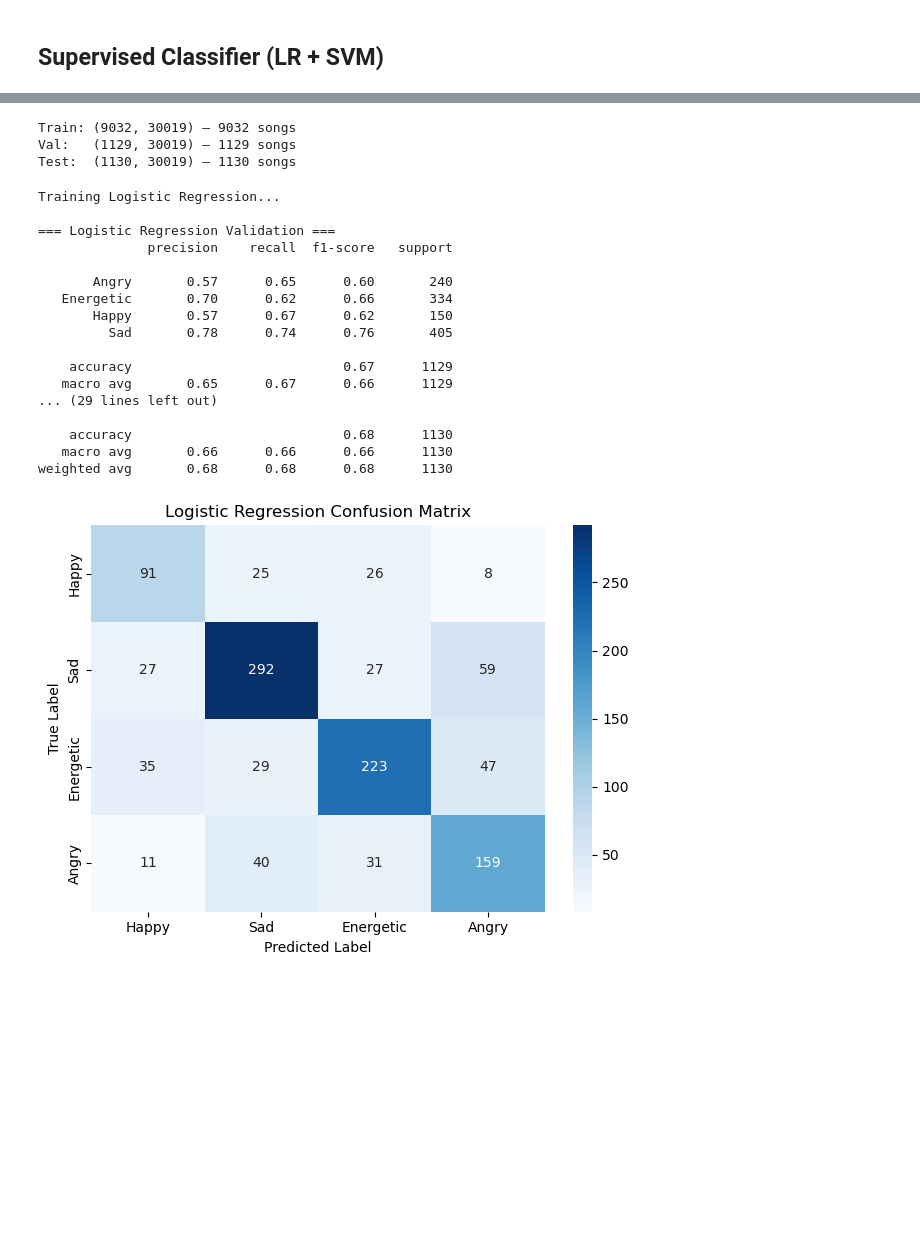
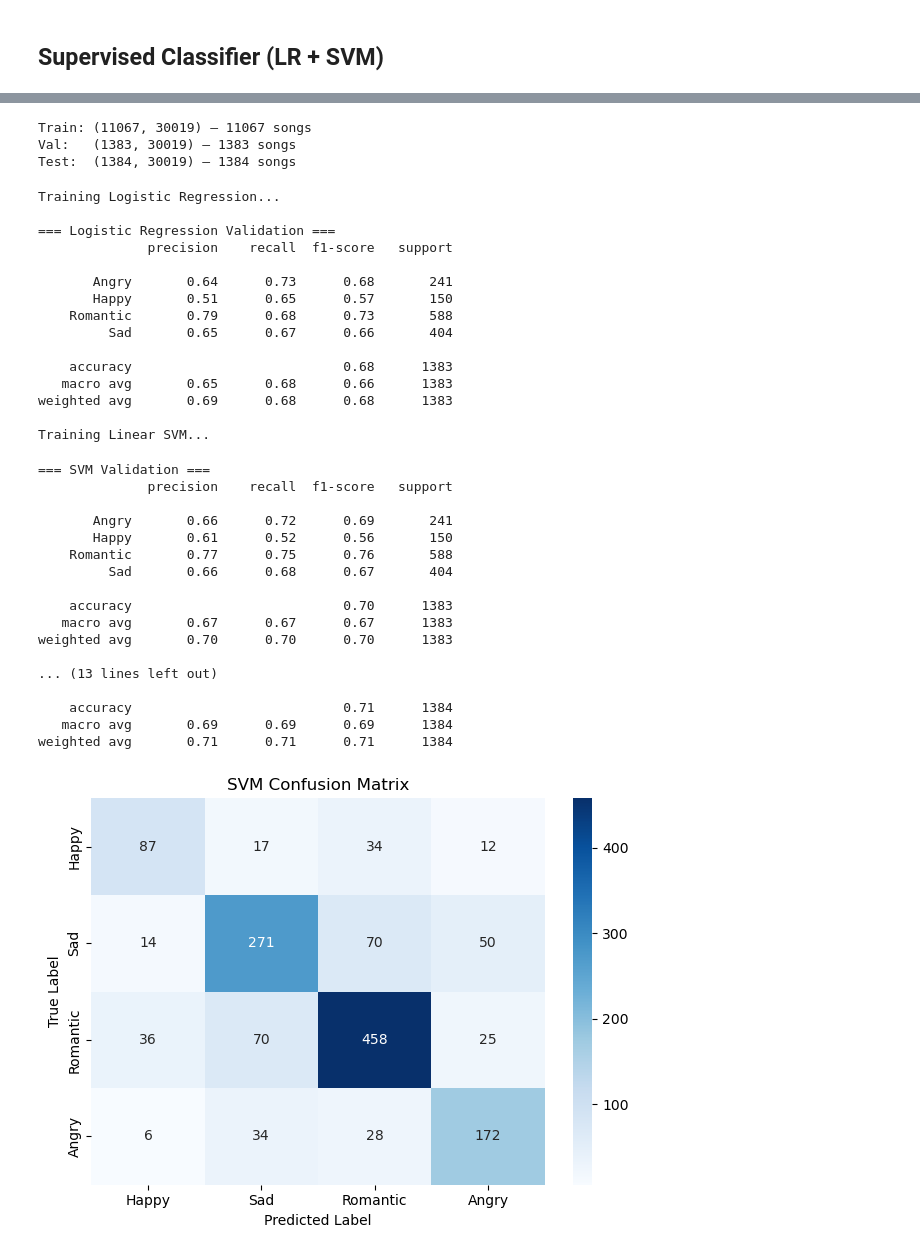
Before and after one commit to agrwlishita21-gif/TextMining, a Jupyter notebook: FinalSentimentAnalysis.ipynb, the cells around one changed output, grey strips where cells are left out. Saved outputs shown, nothing was run; the diff lists cells and outputs as text; code cells hidden in the pictures; blank space fills up the shorter version.

```diff
--- a/FinalSentimentAnalysis.ipynb
+++ b/FinalSentimentAnalysis.ipynb
@@ -883,12 +1092,13 @@ Name: count, dtype: int64
 # %%
 # Load from saved checkpoints
 import pandas as pd
+import scipy.sparse as sp
 songs_df = pd.read_csv("songs_ready_for_classifier.csv")
 X_combined = sp.load_npz("X_combined.npz")
 
 labeled_df = pd.read_csv("llm_annotated_8500.csv")
 # Drop invalid labels
-labeled_df = labeled_df[labeled_df['emotion_label'].isin(['Happy', 'Sad', 'Angry', 'Energetic'])].copy()
+labeled_df = labeled_df[labeled_df['emotion_label'].isin(['Happy', 'Sad', 'Angry', 'Romantic'])].copy()
 
 print("Songs in full dataset:", len(songs_df))
 print("Feature matrix shape:", X_combined.shape)
@@ -949,9 +1159,9 @@ print("Train:", X_train.shape, "—", len(y_train), "songs")
 print("Val:  ", X_val.shape,   "—", len(y_val),   "songs")
 print("Test: ", X_test.shape,  "—", len(y_test),  "songs")
 # %% [output]
-Train: (9032, 30019) — 9032 songs
-Val:   (1129, 30019) — 1129 songs
-Test:  (1130, 30019) — 1130 songs
+Train: (11067, 30019) — 11067 songs
+Val:   (1383, 30019) — 1383 songs
+Test:  (1384, 30019) — 1384 songs
 # %%
 def run_classifier(X_train, X_val, X_test, y_train, y_val, y_test):
     print("Training Logistic Regression...")
@@ -975,42 +1185,57 @@ def run_classifier(X_train, X_val, X_test, y_train, y_val, y_test):
     print(f"SVM Macro F1: {svm_f1:.3f}")
 
     best_model = lr if lr_f1 > svm_f1 else svm
     best_name  = "Logistic Regression" if lr_f1 > svm_f1 else "SVM"
     print(f"\nBest model: {best_name}")
 
     test_pred = best_model.predict(X_test)
     print(f"\n=== {best_name} Final Test Results ===")
     print(classification_report(y_test, test_pred))
 
-    labels = ['Happy', 'Sad', 'Energetic', 'Angry']
+    labels = ['Happy', 'Sad', 'Romantic', 'Angry']
     cm = confusion_matrix(y_test, test_pred, labels=labels)
     sns.heatmap(cm, annot=True, fmt='d',
                 xticklabels=labels, yticklabels=labels, cmap='Blues')
     plt.title(f'{best_name} Confusion Matrix')
     plt.ylabel('True Label')
     plt.xlabel('Predicted Label')
     plt.tight_layout()
     plt.show()
 
     return best_model
 
 best_model = run_classifier(X_train, X_val, X_test, y_train, y_val, y_test)
 # %% [output]
 Training Logistic Regression...
 
 === Logistic Regression Validation ===
               precision    recall  f1-score   support
 
-       Angry       0.57      0.65      0.60       240
-   Energetic       0.70      0.62      0.66       334
-       Happy       0.57      0.67      0.62       150
-         Sad       0.78      0.74      0.76       405
+       Angry       0.64      0.73      0.68       241
+       Happy       0.51      0.65      0.57       150
+    Romantic       0.79      0.68      0.73       588
+         Sad       0.65      0.67      0.66       404
 
-    accuracy                           0.67      1129
-   macro avg       0.65      0.67      0.66      1129
-... (29 lines left out)
+    accuracy                           0.68      1383
+   macro avg       0.65      0.68      0.66      1383
+weighted avg       0.69      0.68      0.68      1383
 
-    accuracy                           0.68      1130
-   macro avg       0.66      0.66      0.66      1130
-weighted avg       0.68      0.68      0.68      1130
+Training Linear SVM...
+=== SVM Validation ===
+              precision    recall  f1-score   support
+
+       Angry       0.66      0.72      0.69       241
+       Happy       0.61      0.52      0.56       150
+    Romantic       0.77      0.75      0.76       588
+         Sad       0.66      0.68      0.67       404
+
+    accuracy                           0.70      1383
+   macro avg       0.67      0.67      0.67      1383
+weighted avg       0.70      0.70      0.70      1383
+
+... (13 lines left out)
+
+    accuracy                           0.71      1384
+   macro avg       0.69      0.69      0.69      1384
+weighted avg       0.71      0.71      0.71      1384
-[figure, old version]
+[figure, new version]
```
Also changed, not shown: parts of 12 cells of this notebook.
